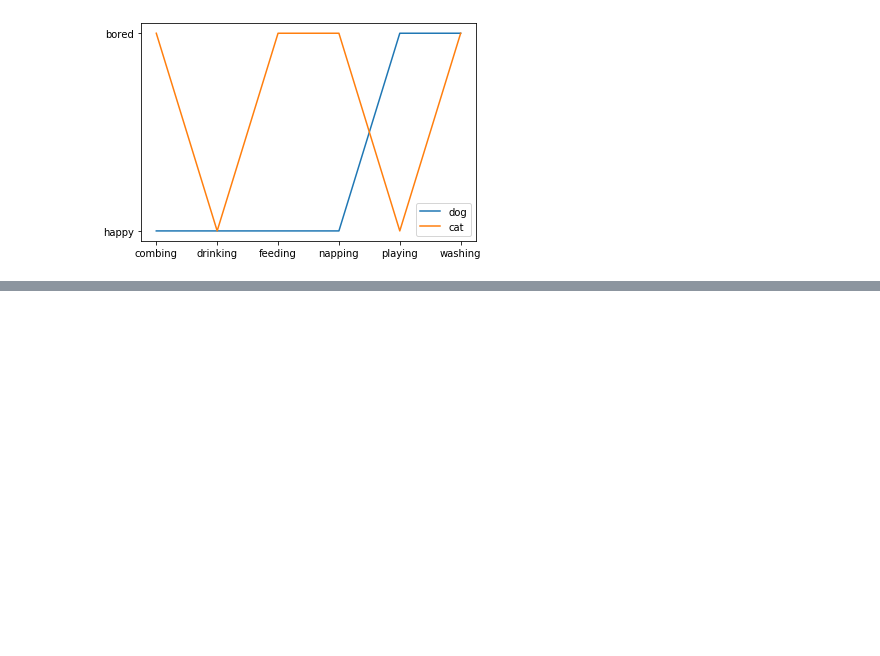
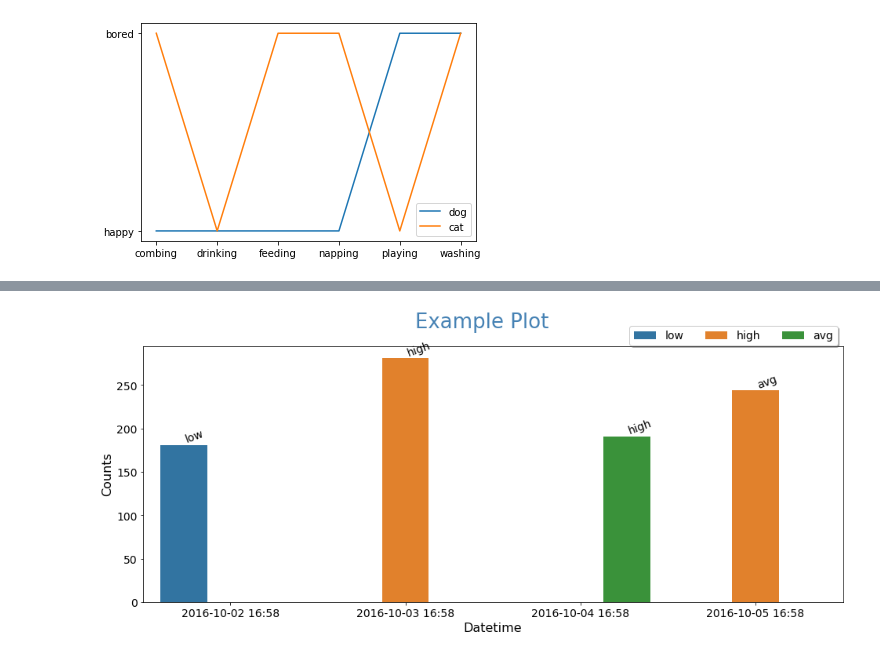
Before and after one commit to RakeshG1/Plots, a Jupyter notebook: Categorical_Plot.ipynb, the cells around one changed output, grey strips where cells are left out. Cells and saved outputs as stored; diff of their text form; code cells hidden in the pictures; blank space fills up the shorter version.

Commit message:
Updated Plots Code

```diff
--- a/Categorical_Plot.ipynb
+++ b/Categorical_Plot.ipynb
@@ -21,0 +30,15 @@ plt.show()
+# %%
+# Sample Data
+data = """
+start,end,event,counts,categ
+2016-10-02 16:58:00,2016-10-02 16:59:00,700,181,low
+2016-10-03 16:58:00,2016-10-03 16:59:00,600,281,high
+2016-10-04 16:58:00,2016-10-04 16:59:00,610,191,avg
+2016-10-05 16:58:00,2016-10-05 16:59:00,920,244,high
+"""
+
+df = pd.read_table(StringIO(data), sep=",")
+df.start = pd.to_datetime(df.start, format="%Y-%m-%d %H:%M:%S")
+df["start_str_H_M"] = df.start.apply(lambda x : datetime.datetime.strftime(x, "%Y-%m-%d %H:%M"))
+df.end = pd.to_datetime(df.end, format="%Y-%m-%d %H:%M:%S")
+display(HTML(df.to_html()))
@@ -21,0 +51,43 @@ plt.show()
+# %%
+# Plot
+fig, axes = plt.subplots(nrows=1, ncols=1, sharex=True, figsize=(16, 6))
+
+labels_list = df["categ"].tolist()
+
+ax = sn.barplot(x = "start_str_H_M", y = "counts", hue="categ", data=df)
+bar_infos = ax.patches
+
+i = 0
+for bar_info in bar_infos:
+    y_value = bar_info.get_height()
+    if y_value > 1:
+        label = labels_list[i]
+        i += 1
+    x_value = bar_info.get_x() + bar_info.get_width() / 2
+    va = "bottom"
+    space = 0.2
+    # Annotation
+    ax.annotate(
+        label, # Label
+        (x_value, y_value), # Label position
+        xytext=(0, space), # Vertical space given to label above bar
+        textcoords="offset points",
+        ha="left",  # Horizontal alignment
+        rotation=20, # Rotation angle
+        size=14, # Annotate text size
+        va=va # Vertical alignment
+    )
+# axes.set_ylim([0, 5])
+# axes.set_ylabel([""])
+# axes.set_yticklabels([])
+# axes.set_yticks([])
+axes.set_ylabel("Counts", fontsize=16)
+axes.set_xlabel("Datetime", fontsize=16)
+plt.xticks(fontsize=14)
+plt.yticks(fontsize=14)
+axes.legend(bbox_to_anchor=(1,1.1), fancybox=True, shadow=True, ncol=6, loc="upper right", prop={"size":14})
+plt.suptitle("Example Plot", size=26, color="steelblue")
+plt.subplots_adjust(top=.88, wspace=0.3)
+plt.show()
+# %% [output]
+[figure, added]
```
Also changed, not shown: parts of 5 cells of this notebook, 2 other files.
